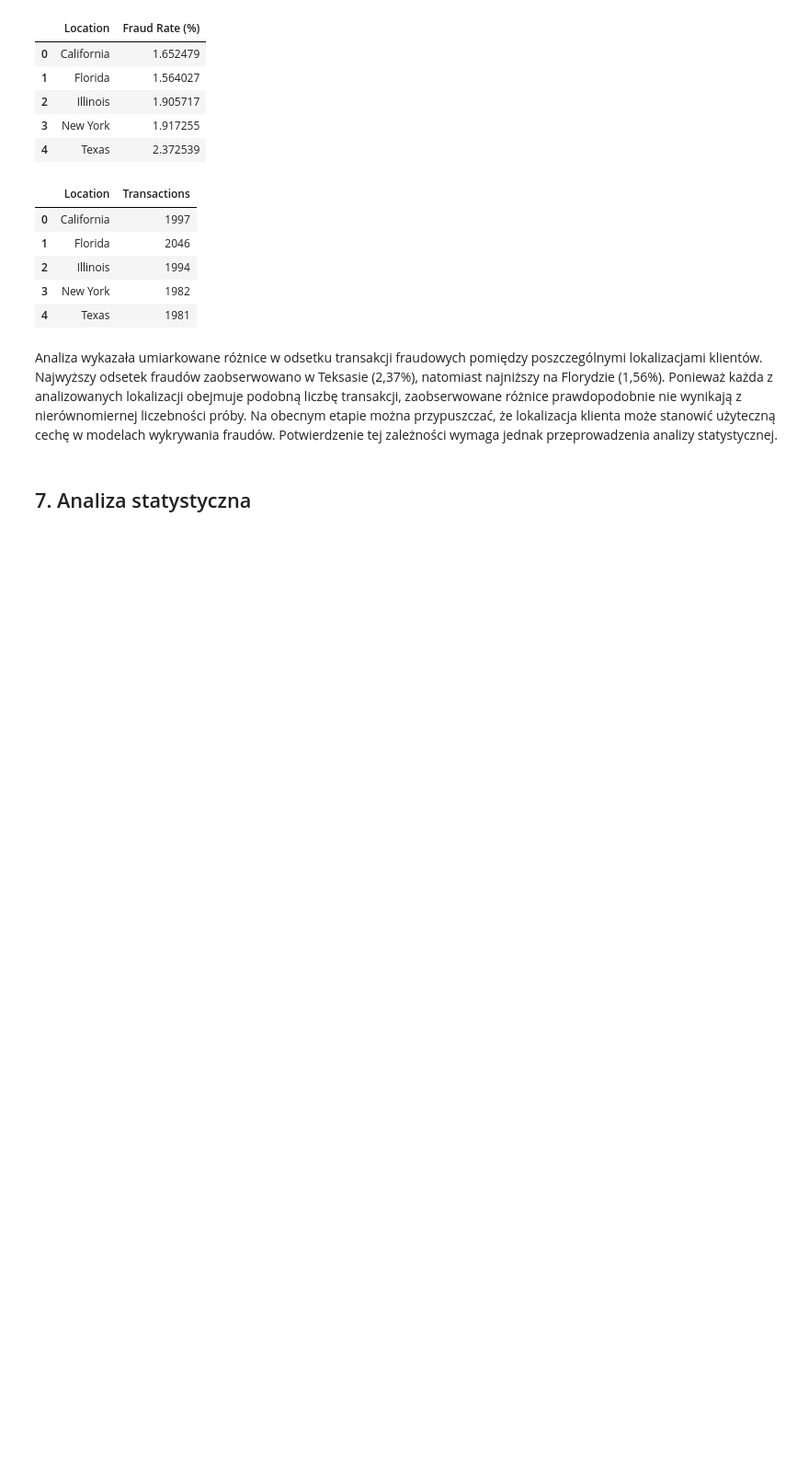
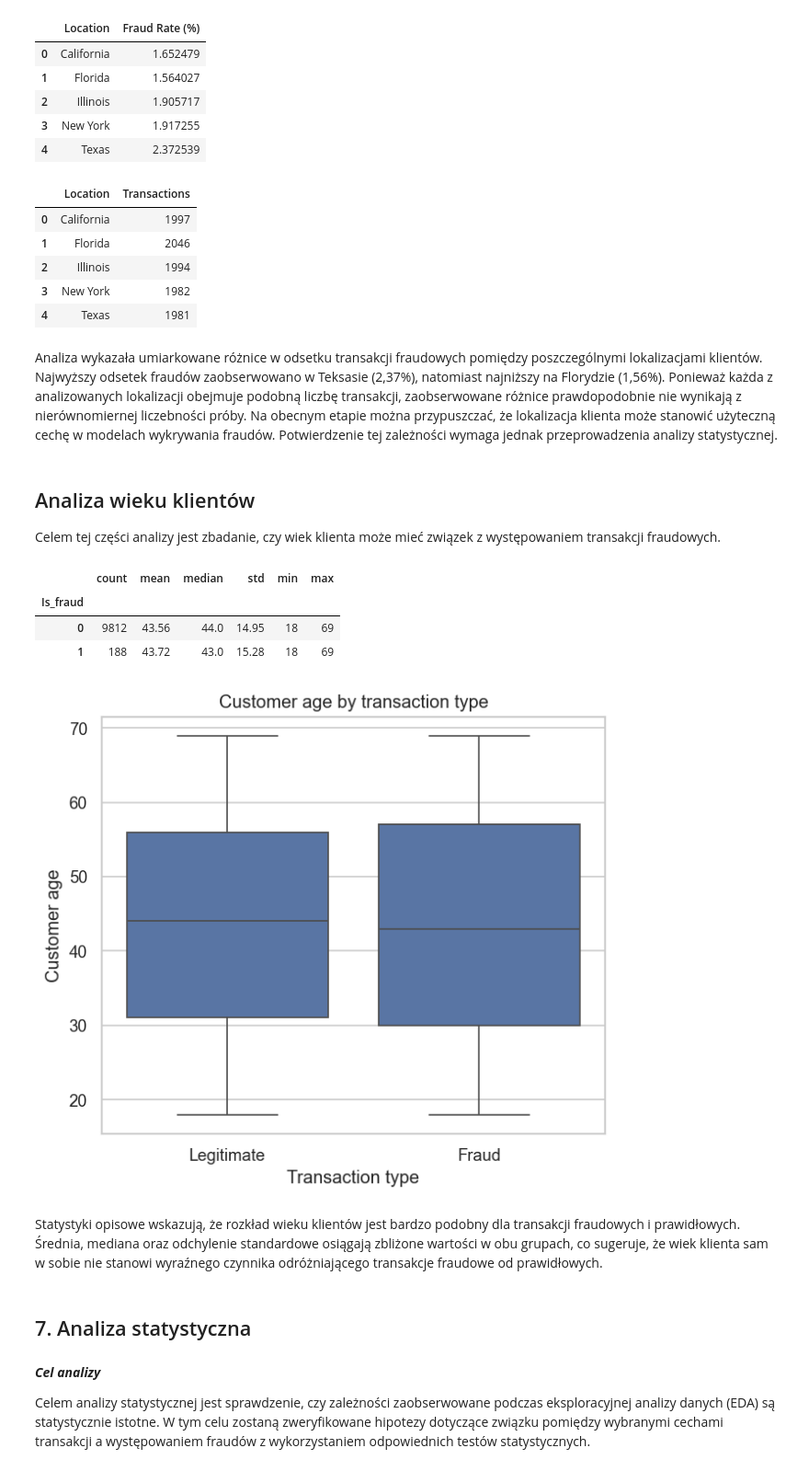
Before and after one commit to infoshareacademy/jdszr24-grupa-3, a Jupyter notebook: Fin_Brains_Notebook_1 (1).ipynb, the cells around one changed output. Shown at 92% size. Cells and saved outputs as stored; diff of their text form; code cells hidden in the pictures; blank space fills up the shorter version.

```diff
--- a/Fin_Brains_Notebook_1 (1).ipynb
+++ b/Fin_Brains_Notebook_1 (1).ipynb
@@ -635,5 +635,45 @@ location_counts
 | 4 | Texas | 1981 |
 # %% [markdown]
 Analiza wykazała umiarkowane różnice w odsetku transakcji fraudowych pomiędzy poszczególnymi lokalizacjami klientów. Najwyższy odsetek fraudów zaobserwowano w Teksasie (2,37%), natomiast najniższy na Florydzie (1,56%). Ponieważ każda z analizowanych lokalizacji obejmuje podobną liczbę transakcji, zaobserwowane różnice prawdopodobnie nie wynikają z nierównomiernej liczebności próby. Na obecnym etapie można przypuszczać, że lokalizacja klienta może stanowić użyteczną cechę w modelach wykrywania fraudów. Potwierdzenie tej zależności wymaga jednak przeprowadzenia analizy statystycznej.
+# %% [markdown]
+## Analiza wieku klientów
+
+Celem tej części analizy jest zbadanie, czy wiek klienta może mieć związek z występowaniem transakcji fraudowych.
+# %%
+age_summary = (
+    df.groupby("Is_fraud")["Customer_age"]
+      .agg(["count", "mean", "median", "std", "min", "max"])
+      .round(2)
+)
+
+age_summary
+# %% [output]
+|  | count | mean | median | std | min | max |
+| Is_fraud |  |  |  |  |  |  |
+| 0 | 9812 | 43.56 | 44.0 | 14.95 | 18 | 69 |
+| 1 | 188 | 43.72 | 43.0 | 15.28 | 18 | 69 |
+# %%
+plt.figure(figsize=(6,5))
+
+sns.boxplot(
+    data=df,
+    x="Is_fraud",
+    y="Customer_age"
+)
+
+plt.xticks([0,1], ["Legitimate", "Fraud"])
+plt.xlabel("Transaction type")
+plt.ylabel("Customer age")
+plt.title("Customer age by transaction type")
+
+plt.show()
+# %% [output]
+[figure, added]
+# %% [markdown]
+Statystyki opisowe wskazują, że rozkład wieku klientów jest bardzo podobny dla transakcji fraudowych i prawidłowych. Średnia, mediana oraz odchylenie standardowe osiągają zbliżone wartości w obu grupach, co sugeruje, że wiek klienta sam w sobie nie stanowi wyraźnego czynnika odróżniającego transakcje fraudowe od prawidłowych.
 # %% [markdown]
 ## 7. Analiza statystyczna
+# %% [markdown]
+***Cel analizy***
+
+Celem analizy statystycznej jest sprawdzenie, czy zależności zaobserwowane podczas eksploracyjnej analizy danych (EDA) są statystycznie istotne. W tym celu zostaną zweryfikowane hipotezy dotyczące związku pomiędzy wybranymi cechami transakcji a występowaniem fraudów z wykorzystaniem odpowiednich testów statystycznych.
```
Also changed, not shown: parts of 35 cells of this notebook.
